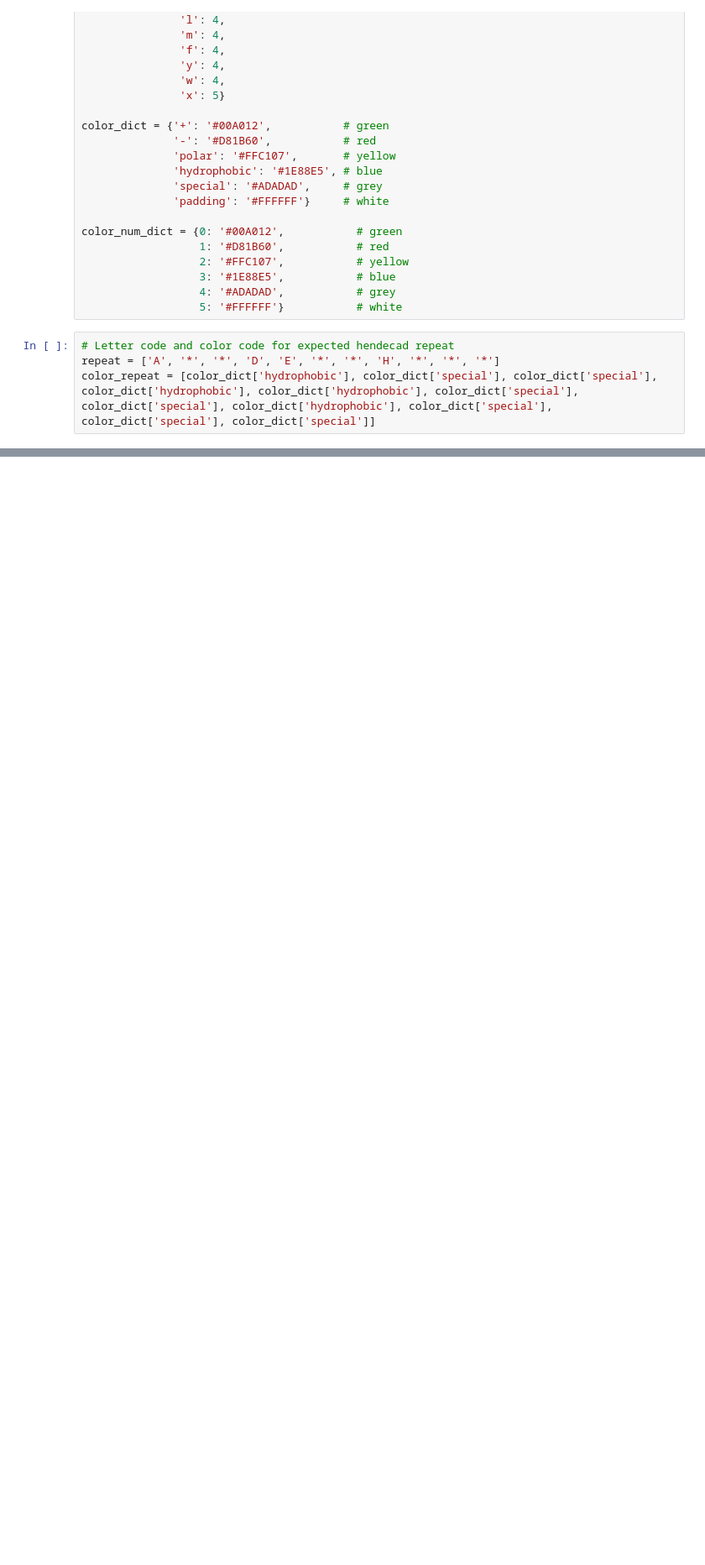
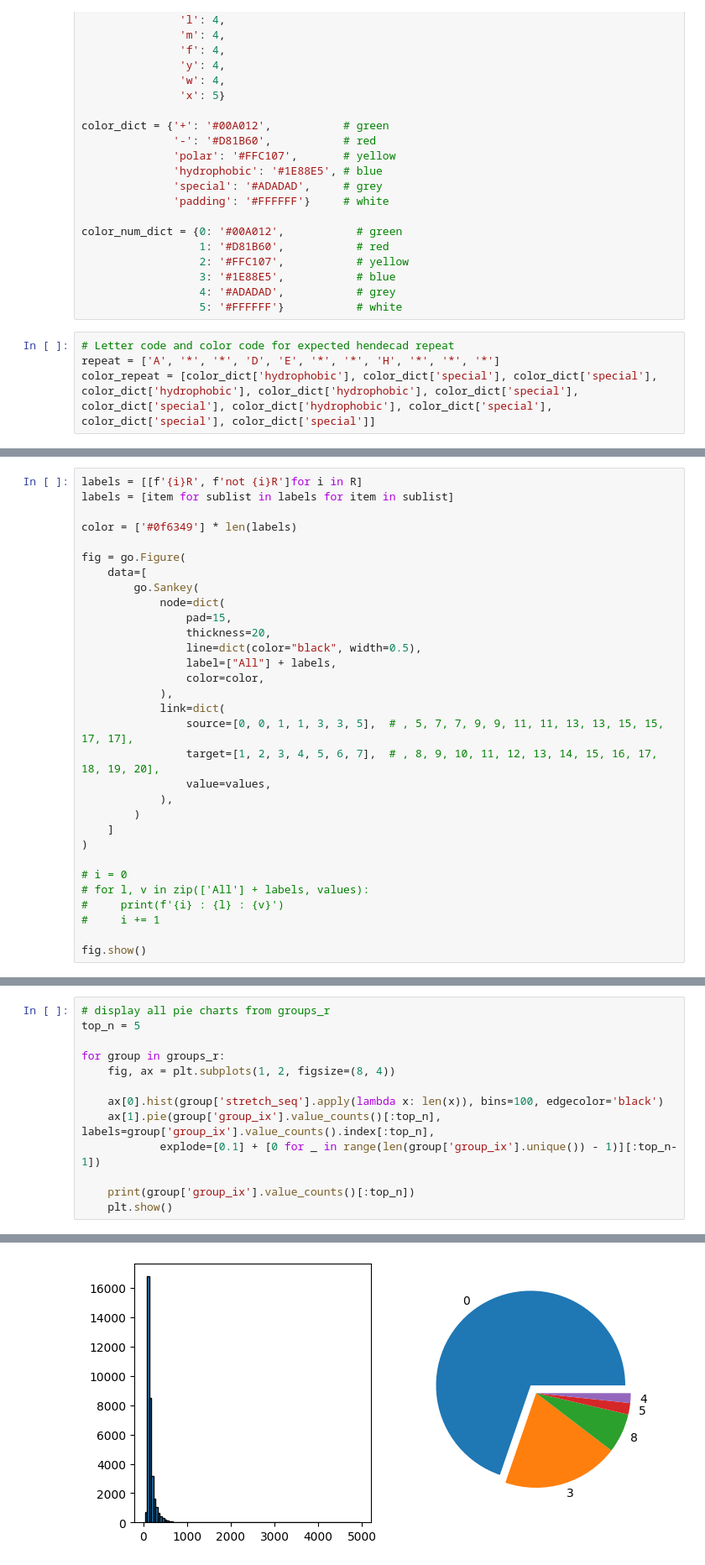
Before and after one commit to donEnno/hendecads, a Jupyter notebook: seq_analysis/seq_analysis.ipynb, the cells around one changed output, grey strips where cells are left out. Shown at 84% size. Cells and saved outputs as stored; diff of their text form; blank space fills up the shorter version.

```diff
--- a/seq_analysis/seq_analysis.ipynb
+++ b/seq_analysis/seq_analysis.ipynb
@@ -239,0 +265,31 @@ Name: count, dtype: int64
+# %%
+labels = [[f'{i}R', f'not {i}R']for i in R]
+labels = [item for sublist in labels for item in sublist]
+
+color = ['#0f6349'] * len(labels)
+
+fig = go.Figure(
+    data=[
+        go.Sankey(
+            node=dict(
+                pad=15,
+                thickness=20,
+                line=dict(color="black", width=0.5),
+                label=["All"] + labels,
+                color=color,
+            ),
+            link=dict(
+                source=[0, 0, 1, 1, 3, 3, 5],  # , 5, 7, 7, 9, 9, 11, 11, 13, 13, 15, 15, 17, 17],
+                target=[1, 2, 3, 4, 5, 6, 7],  # , 8, 9, 10, 11, 12, 13, 14, 15, 16, 17, 18, 19, 20],
+                value=values,
+            ),
+        )
+    ]
+)
+
+# i = 0
+# for l, v in zip(['All'] + labels, values):
+#     print(f'{i} : {l} : {v}')
+#     i += 1
+
+fig.show()
@@ -239,0 +298,14 @@ Name: count, dtype: int64
+# %%
+# display all pie charts from groups_r
+top_n = 5
+
+for group in groups_r:
+    fig, ax = plt.subplots(1, 2, figsize=(8, 4))
+
+    ax[0].hist(group['stretch_seq'].apply(lambda x: len(x)), bins=100, edgecolor='black')
+    ax[1].pie(group['group_ix'].value_counts()[:top_n], labels=group['group_ix'].value_counts().index[:top_n],
+            explode=[0.1] + [0 for _ in range(len(group['group_ix'].unique()) - 1)][:top_n-1])
+
+    print(group['group_ix'].value_counts()[:top_n])
+    plt.show()
+# %% [output]
@@ -239,0 +319 @@ Name: count, dtype: int64
+[figure, added]
```
Also changed, not shown: parts of 28 cells of this notebook.
